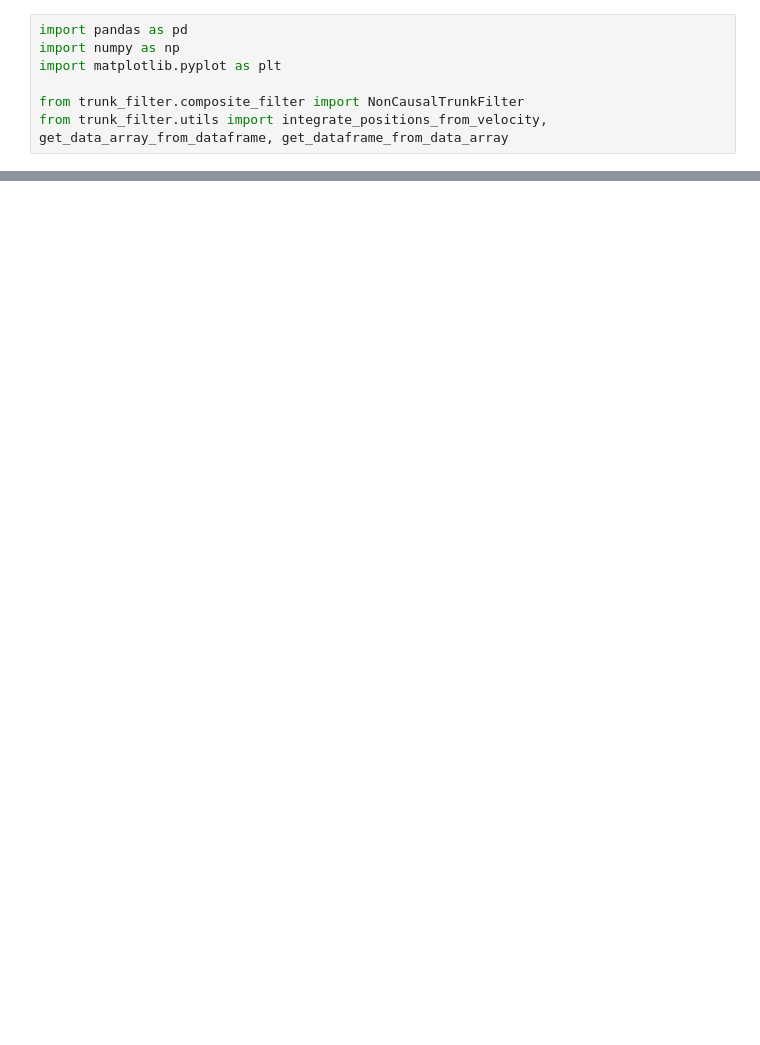
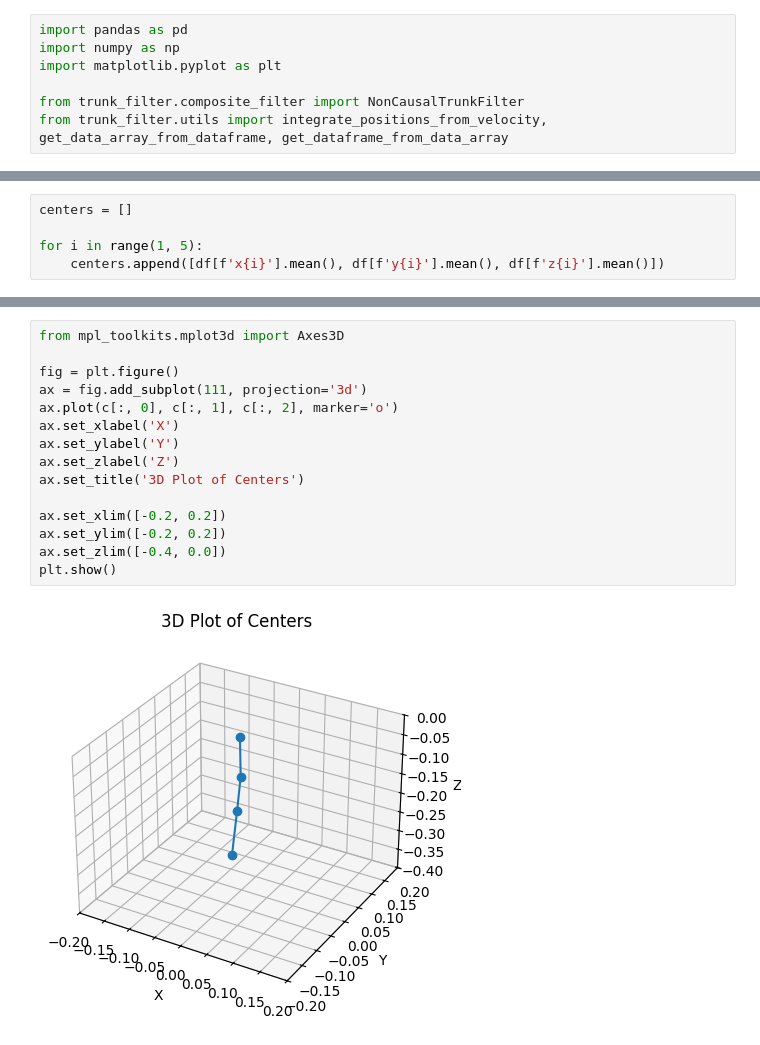
Before and after one commit to patrick-benito/trunk-gnn, a Jupyter notebook: scripts/visualize_dataset.ipynb, the cells around one changed output, grey strips where cells are left out. Saved outputs shown, nothing was run; the diff lists cells and outputs as text; blank space fills up the shorter version.

```diff
--- a/scripts/visualize_dataset.ipynb
+++ b/scripts/visualize_dataset.ipynb
@@ -67,0 +72,5 @@ plt.savefig(f'test2_{timestamp}.png')
+# %%
+centers = []
+
+for i in range(1, 5):
+    centers.append([df[f'x{i}'].mean(), df[f'y{i}'].mean(), df[f'z{i}'].mean()])
@@ -67,0 +89,17 @@ plt.savefig(f'test2_{timestamp}.png')
+# %%
+from mpl_toolkits.mplot3d import Axes3D
+
+fig = plt.figure()
+ax = fig.add_subplot(111, projection='3d')
+ax.plot(c[:, 0], c[:, 1], c[:, 2], marker='o')
+ax.set_xlabel('X')
+ax.set_ylabel('Y')
+ax.set_zlabel('Z')
+ax.set_title('3D Plot of Centers')
+
+ax.set_xlim([-0.2, 0.2])
+ax.set_ylim([-0.2, 0.2])
+ax.set_zlim([-0.4, 0.0])
+plt.show()
+# %% [output]
+[figure, added]
```
Also changed, not shown: parts of 11 cells of this notebook, 9 other files.
